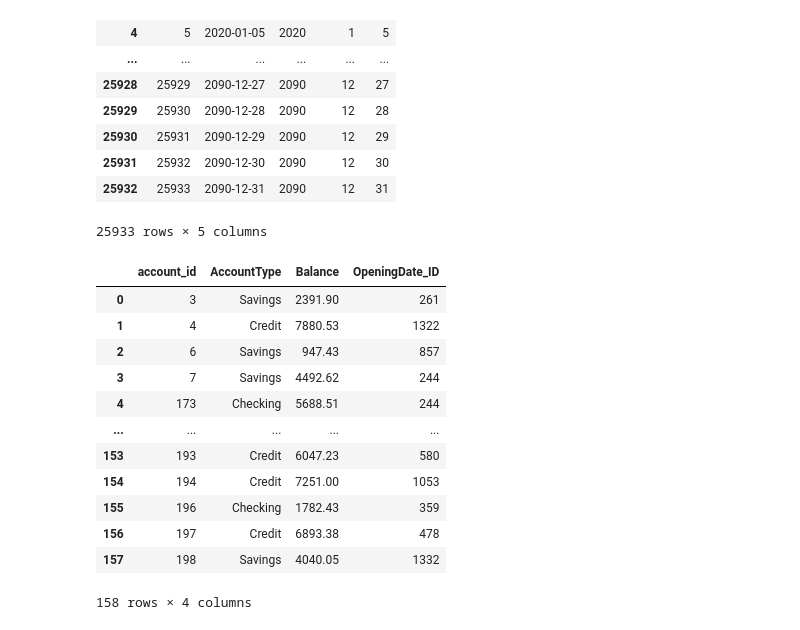
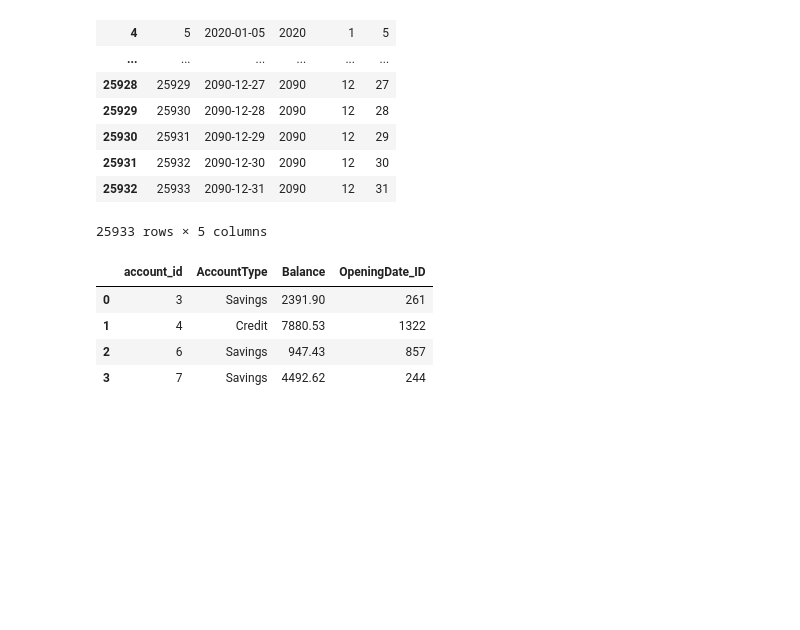
Before and after one commit to ridwanxyzcloud/Data-Modeling-_-Warehousing-and-Implementation, a Jupyter notebook: zulo bank notebook.ipynb, the cells around one changed output. Saved outputs shown, nothing was run; the diff lists cells and outputs as text; code cells hidden in the pictures; blank space fills up the shorter version.

```diff
--- a/zulo bank notebook.ipynb
+++ b/zulo bank notebook.ipynb
@@ -212,6 +203,7 @@ date_dim = pd.DataFrame(date)
 date_dim['Year'] = date_dim['date'].dt.year
 date_dim['Month'] = date_dim['date'].dt.month
 date_dim['Day'] = date_dim['date'].dt.day
+date_dim['date'] = pd.to_datetime(date_dim['date']).dt.date
 # %%
 date_dim
 # %% [output]
@@ -230,9 +222,10 @@ date_dim
 25933 rows × 5 columns
 # %%
 
+#Account from 2NF to 3NF
+
 # Ensure OpeningDate in 'account' and 'date' in 'date_dim' are of the same type
-account['OpeningDate'] = pd.to_datetime(account['OpeningDate'])  # Convert to datetime
-date_dim['date'] = pd.to_datetime(date_dim['date'])  # Convert to datetime
+account['OpeningDate'] = pd.to_datetime(account['OpeningDate']).dt.date  # Convert to datetime
 
 # Now merge on 'OpeningDate' and 'date'
 account = account.merge(date_dim, left_on='OpeningDate', right_on='date', how='inner')\
@@ -240,21 +233,13 @@ account = account.merge(date_dim, left_on='OpeningDate', right_on='date', how='i
                  .reset_index(drop=True)\
                  [['account_id', 'AccountType', 'Balance', 'OpeningDate_ID']]
 # %%
-account
+account.head(4)
 # %% [output]
 |  | account_id | AccountType | Balance | OpeningDate_ID |
 | 0 | 3 | Savings | 2391.90 | 261 |
 | 1 | 4 | Credit | 7880.53 | 1322 |
 | 2 | 6 | Savings | 947.43 | 857 |
 | 3 | 7 | Savings | 4492.62 | 244 |
-| 4 | 173 | Checking | 5688.51 | 244 |
-| ... | ... | ... | ... | ... |
-| 153 | 193 | Credit | 6047.23 | 580 |
-| 154 | 194 | Credit | 7251.00 | 1053 |
-| 155 | 196 | Checking | 1782.43 | 359 |
-| 156 | 197 | Credit | 6893.38 | 478 |
-| 157 | 198 | Savings | 4040.05 | 1332 |
-158 rows × 4 columns
 # %%
 # Transaction table to 3NF
 
```
Also changed, not shown: parts of 6 cells of this notebook, 6 other files.
